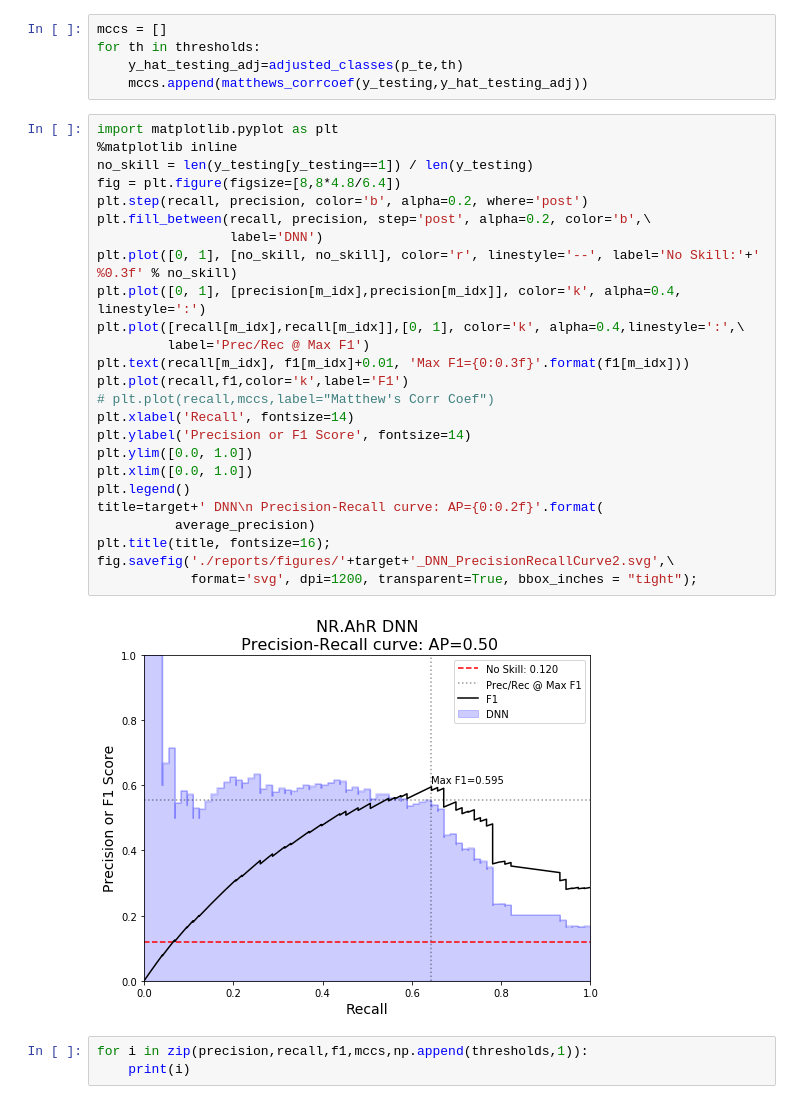
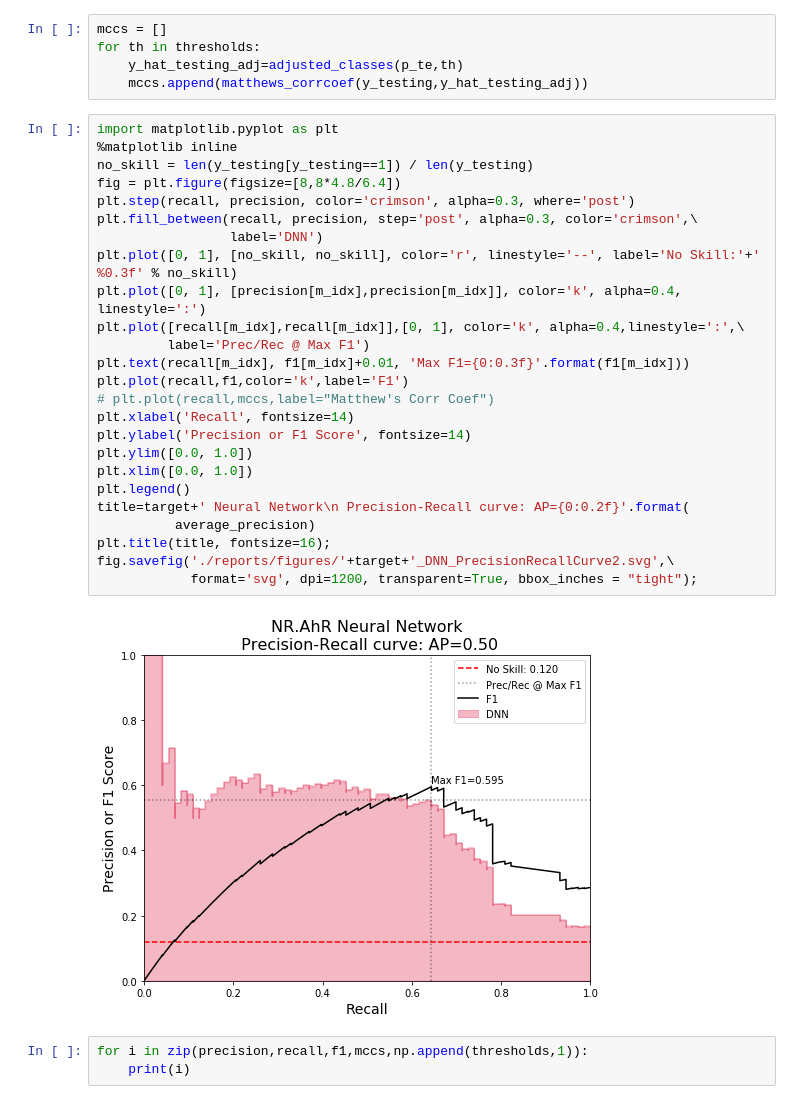
Before and after one commit to spdavern/metis_project5, a Jupyter notebook: single_task_dnn_base.ipynb, the cells around one changed output. Saved outputs shown, nothing was run; the diff lists cells and outputs as text.

```diff
--- a/single_task_dnn_base.ipynb
+++ b/single_task_dnn_base.ipynb
@@ -435,30 +445,30 @@ for th in thresholds:
 # %%
 import matplotlib.pyplot as plt
 %matplotlib inline
 no_skill = len(y_testing[y_testing==1]) / len(y_testing)
 fig = plt.figure(figsize=[8,8*4.8/6.4])
-plt.step(recall, precision, color='b', alpha=0.2, where='post')
-plt.fill_between(recall, precision, step='post', alpha=0.2, color='b',\
+plt.step(recall, precision, color='crimson', alpha=0.3, where='post')
+plt.fill_between(recall, precision, step='post', alpha=0.3, color='crimson',\
                  label='DNN')
 plt.plot([0, 1], [no_skill, no_skill], color='r', linestyle='--', label='No Skill:'+' %0.3f' % no_skill)
 plt.plot([0, 1], [precision[m_idx],precision[m_idx]], color='k', alpha=0.4, linestyle=':')
 plt.plot([recall[m_idx],recall[m_idx]],[0, 1], color='k', alpha=0.4,linestyle=':',\
          label='Prec/Rec @ Max F1')
 plt.text(recall[m_idx], f1[m_idx]+0.01, 'Max F1={0:0.3f}'.format(f1[m_idx]))
 plt.plot(recall,f1,color='k',label='F1')
 # plt.plot(recall,mccs,label="Matthew's Corr Coef")
 plt.xlabel('Recall', fontsize=14)
 plt.ylabel('Precision or F1 Score', fontsize=14)
 plt.ylim([0.0, 1.0])
 plt.xlim([0.0, 1.0])
 plt.legend()
-title=target+' DNN\n Precision-Recall curve: AP={0:0.2f}'.format(
+title=target+' Neural Network\n Precision-Recall curve: AP={0:0.2f}'.format(
           average_precision)
 plt.title(title, fontsize=16);
 fig.savefig('./reports/figures/'+target+'_DNN_PrecisionRecallCurve2.svg',\
             format='svg', dpi=1200, transparent=True, bbox_inches = "tight");
 # %% [output]
-[figure, old version]
+[figure, new version]
 # %%
 for i in zip(precision,recall,f1,mccs,np.append(thresholds,1)):
     print(i)
```
Also changed, not shown: parts of 1 cell of this notebook, 6 other files.
